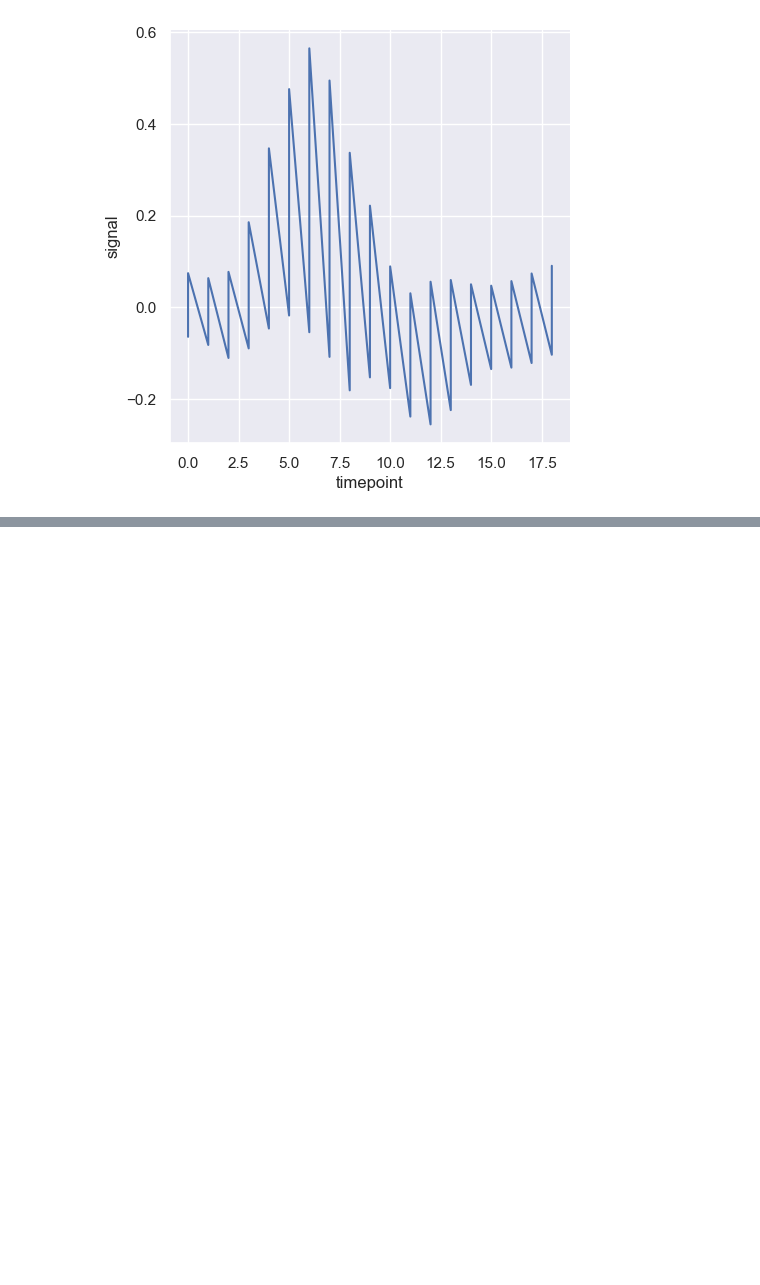
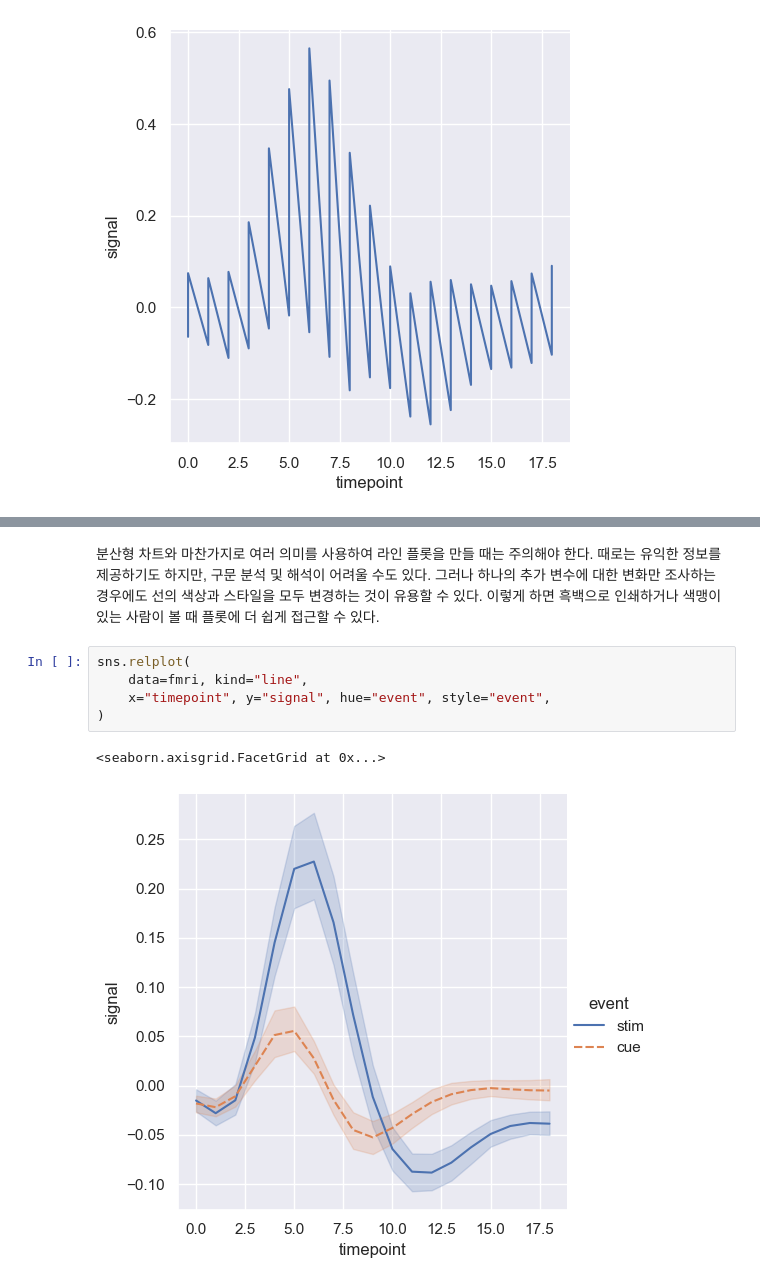
Before and after one commit to channseo/transcribe_tutorials, a Jupyter notebook: seaborn/06 Visualizing statistical relationships.ipynb, the cells around one changed output, grey strips where cells are left out. Drawn from its saved outputs; the diff is of its cells as text; blank space fills up the shorter version.

```diff
--- a/seaborn/06 Visualizing statistical relationships.ipynb
+++ b/seaborn/06 Visualizing statistical relationships.ipynb
@@ -148,0 +185,10 @@ sns.relplot(
+# %% [markdown]
+분산형 차트와 마찬가지로 여러 의미를 사용하여 라인 플롯을 만들 때는 주의해야 한다. 때로는 유익한 정보를 제공하기도 하지만, 구문 분석 및 해석이 어려울 수도 있다. 그러나 하나의 추가 변수에 대한 변화만 조사하는 경우에도 선의 색상과 스타일을 모두 변경하는 것이 유용할 수 있다. 이렇게 하면 흑백으로 인쇄하거나 색맹이 있는 사람이 볼 때 플롯에 더 쉽게 접근할 수 있다.
+# %%
+sns.relplot(
+    data=fmri, kind="line",
+    x="timepoint", y="signal", hue="event", style="event",
+)
+# %% [output]
+<seaborn.axisgrid.FacetGrid at 0x...>
+[figure, added]
```
Also changed, not shown: parts of 18 cells of this notebook.
